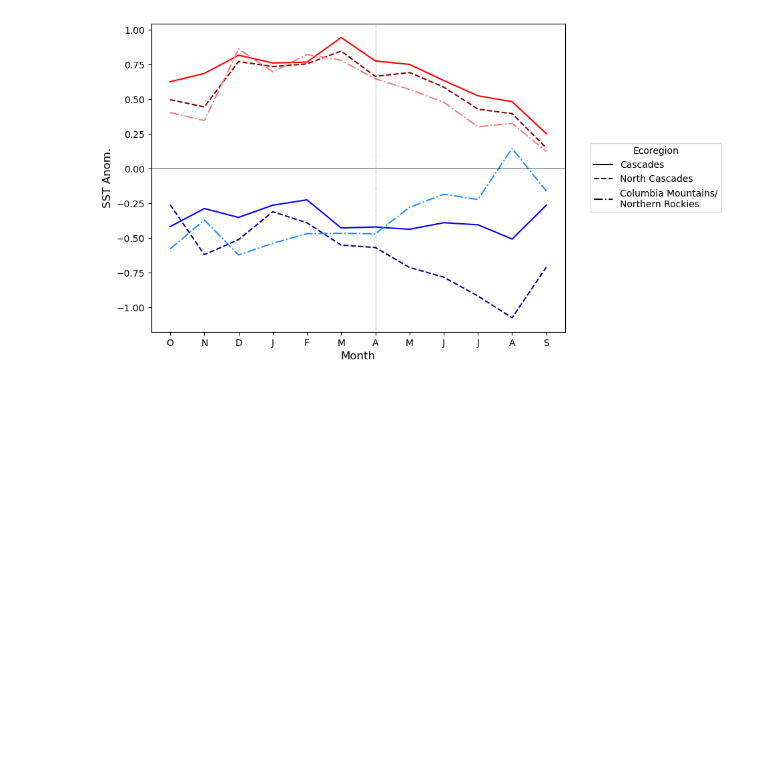
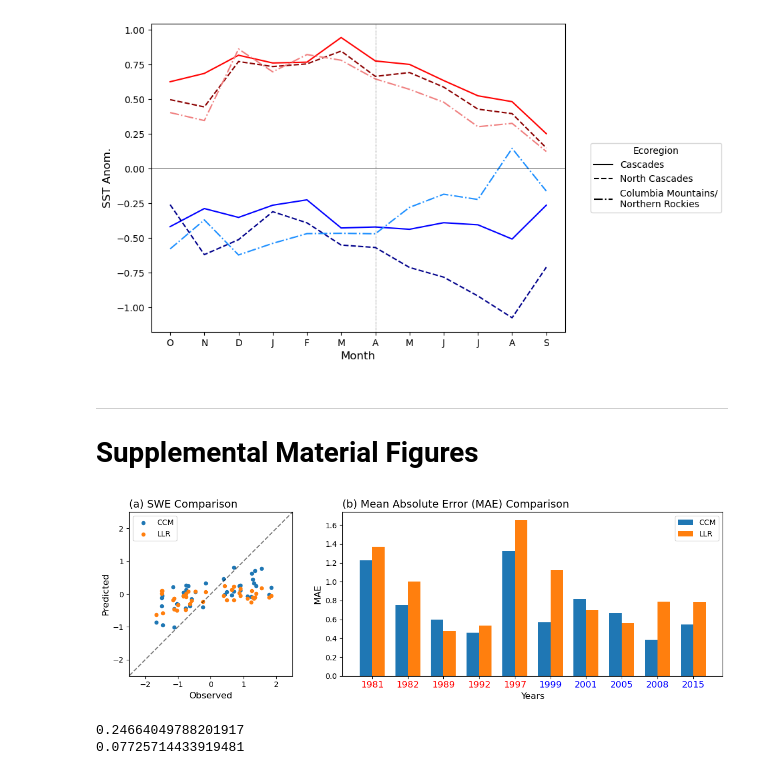
Before and after one commit to heyjoekim/causal_snow_proj, a Jupyter notebook: analysis/analysis_part2.ipynb, the cells around one changed output. Saved outputs shown, nothing was run; the diff lists cells and outputs as text; code cells hidden in the pictures; blank space fills up the shorter version.

```diff
--- a/analysis/analysis_part2.ipynb
+++ b/analysis/analysis_part2.ipynb
@@ -1413,3 +1420,60 @@ ax.set_ylabel('SST Anom.', fontsize=12)
 # %% [output]
 Text(0, 0.5, 'SST Anom.')
 [figure]
+# %% [markdown]
+---
+# Supplemental Material Figures
+# %%
+pred = CCM_anoms_Ca[['Observations', 'Predictions', 'wyear']].groupby(by='wyear').mean()
+mae_ccm = pred.apply(lambda x: mean_abs_error(x['Observations'], x['Predictions']), axis=1)
+
+pred2 = LM_anoms_Ca[['swe_level2','SWE_lm_pred', 'wyear']].groupby(by='wyear').mean()
+mae_llr = pred2.apply(lambda x: mean_abs_error(x['swe_level2'], x['SWE_lm_pred']), axis=1)
+# %%
+fig = plt.figure(figsize=(12,4))
+gs = fig.add_gridspec(1,2, width_ratios = [1,2], height_ratios=[1])
+ax1 = fig.add_subplot(gs[0])
+ax1.set_aspect('equal', adjustable='box')
+
+ax1.plot(np.arange(-3,3.1,0.1),np.arange(-3,3.1,0.1), ls='--', color='k', alpha=0.5)
+CCM_anoms_Ca.plot(ax=ax1, kind='scatter', x='Observations', y='Predictions', label='CCM')
+LM_anoms_Ca.plot(ax=ax1, kind='scatter', x='swe_level2', y='SWE_lm_pred', label='LLR', color='tab:orange')
+
+ax1.set_title('(a) SWE Comparison', fontsize=14, loc='left')
+ax1.set_xlabel('Observed', fontsize=12)
+ax1.set_ylabel('Predicted', fontsize=12)
+ax1.axis([-2.5,2.5,-2.5,2.5])
+
+ax2 = fig.add_subplot(gs[1])
+width=0.35
+x = np.arange(len(mae_ccm))
+ax2.bar(height = mae_ccm, x=x-width/2, width=width, label='CCM')
+ax2.bar(height = mae_llr, x=x+width/2, width=width, label='LLR')
+
+label_col = ['red','red','red','red', 'red',
+             'blue', 'blue', 'blue', 'blue', 'blue']
+
+ax2.legend()
+ax2.set_xticks(x)
+ax2.set_xticklabels(mae_ccm.index, size=12)
+[t.set_color(i) for (i,t) in zip(label_col,ax2.xaxis.get_ticklabels())]
+ax2.set_xlabel('Years', fontsize=12)
+ax2.set_ylabel('MAE', fontsize=12)
+ax2.set_title('(b) Mean Absolute Error (MAE) Comparison', fontsize=14, loc='left')
+plt.tight_layout()
+# plt.savefig(pub_dir+'fig_a__b.eps',
+#             bbox_iCahes='tight',
+#             facecolor='w',
+#             dpi=300)
+plt.show()
+# %% [output]
+[figure, added]
+# %%
+# compute the slope through lin.reg. for CCM and LM
+mc, bc, rhoc, pc, std_errc = stats.linregress(CCM_anoms_Ca['Observations'], CCM_anoms_Ca['Predictions'])
+print(mc)
+ml, bl, rhol, pl, std_errl = stats.linregress(LM_anoms_Ca['swe_level2'], LM_anoms_Ca['SWE_lm_pred'])
+print(ml)
+# %% [output]
+0.24664049788201917
+0.07725714433919481
```
Also changed, not shown: parts of 19 cells of this notebook, 3 other files.
